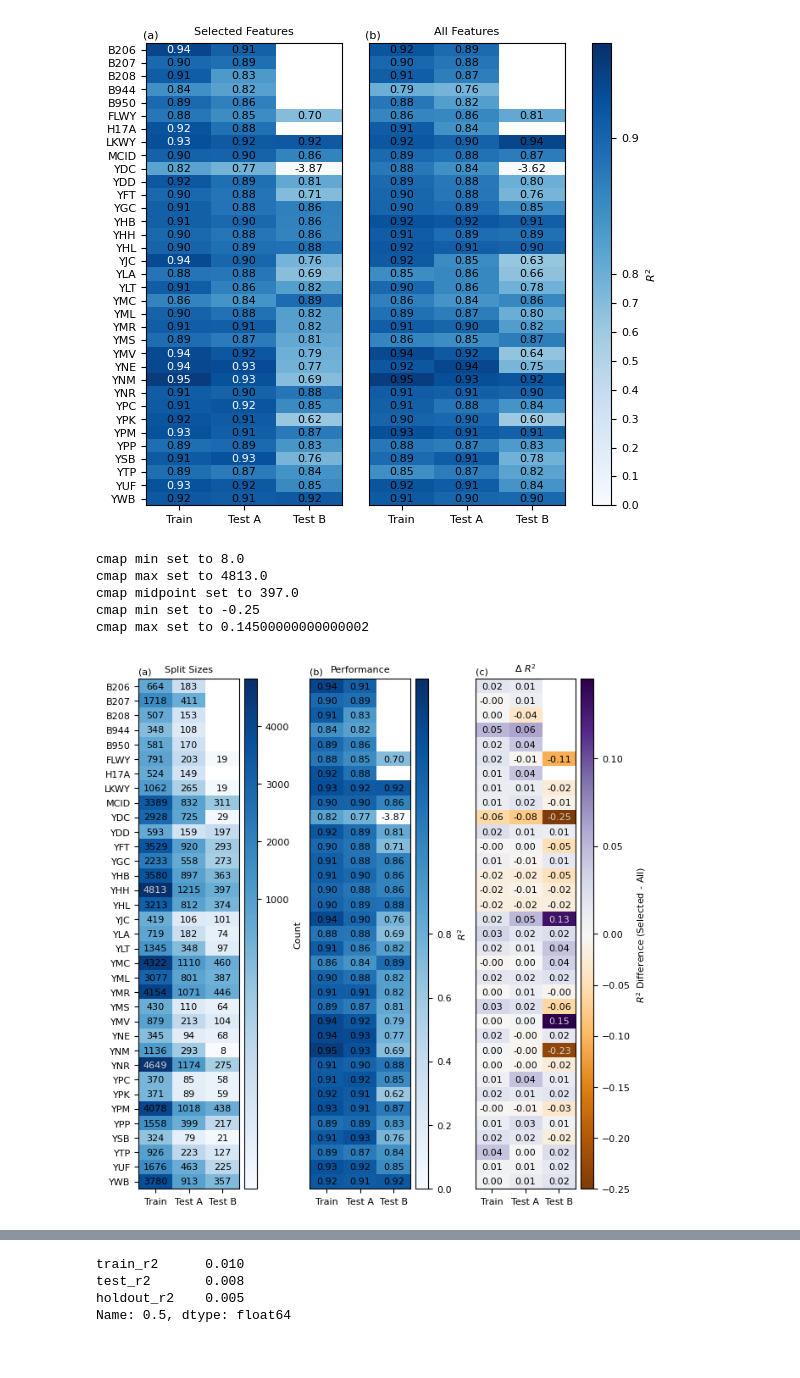
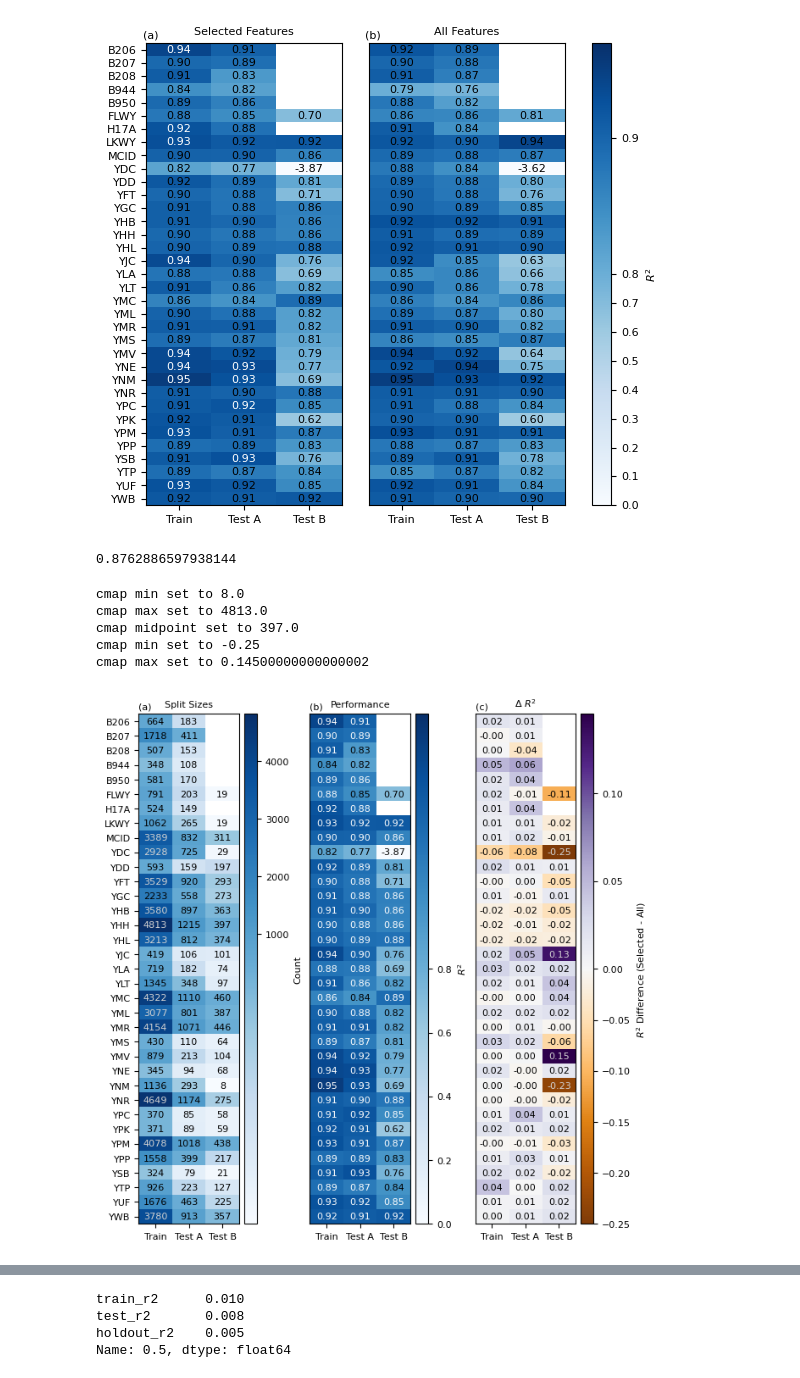
Before and after one commit to armstrong06/featmag, a Jupyter notebook: notebooks_results/ModelResultsP.ipynb, the cells around one changed output, grey strips where cells are left out. Saved outputs shown, nothing was run; the diff lists cells and outputs as text; code cells hidden in the pictures.

```diff
--- a/notebooks_results/ModelResultsP.ipynb
+++ b/notebooks_results/ModelResultsP.ipynb
@@ -246,6 +246,10 @@ for i, ax in enumerate(axes[:-1]):
 fig.show()
 # %% [output]
 [figure]
+# %%
+0.85/cmap_max
+# %% [output]
+0.8762886597938144
 # %%
 diff_df = results_df.sort_values('station')[['train_r2', 'test_r2', 'holdout_r2']] - results_allfeats_df.sort_values('station')[['train_r2', 'test_r2', 'holdout_r2']]
 diff_df['station'] = results_df.sort_values('station')['station']
@@ -266,7 +270,7 @@ im1 = plotting.scores_heatmap(split_cnts.sort_values('station'),
                         tablefontsize=8,
                         tight_layout=True,
                         tablevalueprec=0,
-                        fontcolorthresh=0.90,
+                        fontcolorthresh=0.60,
                         alttablefontcolor='lightgray')
 
 im1 = plotting.scores_heatmap(results_df.sort_values('station'),
@@ -280,6 +284,7 @@ im1 = plotting.scores_heatmap(results_df.sort_values('station'),
                         show_cbar=True,
                         xticklabels=xlabels,
                         tablefontsize=8,
+                        fontcolorthresh=0.85/cmap_max,
                         cbar_label=f'$R^2$',)
                         #fontcolorthresh=0.963)
 
@@ -292,34 +297,34 @@ im3 = plotting.scores_heatmap(diff_df,
                             title='$\Delta$ $R^2$',
                             show_ylabels=False,
                             show_cbar=True,
                             xticklabels=xlabels,
                             cbar_label=f'$R^2$ Difference (Selected - All)',
                             cmap=cm.PuOr,
                             tablefontcolor='k',
                             tablefontsize=8,
                             tight_layout=True,
                             fontcolorthresh=0.90,
                             alttablefontcolor='lightgray'
                             )
 
 sp_labels = ['(a)', '(b)', '(c)']
 sp_label_x = [ 0, 0, 0]
 for i, ax in enumerate(axes):
     ax.text(sp_label_x[i],
             1.01,
             sp_labels[i],
             transform=ax.transAxes,
             fontsize=8)
 
 fig.savefig('../figures/model_summary_heatmap_P.jpg', dpi=300)
 #fig.tight_layout()
 # %% [output]
 cmap min set to 8.0
 cmap max set to 4813.0
 cmap midpoint set to 397.0
 cmap min set to -0.25
 cmap max set to 0.14500000000000002
-[figure, old version]
+[figure, new version]
 # %%
 diff_df = results_df.sort_values('station')[['train_r2', 'test_r2', 'holdout_r2']] - results_allfeats_df.sort_values('station')[['train_r2', 'test_r2', 'holdout_r2']]
 diff_df['station'] = results_df.sort_values('station')['station']
```
Also changed, not shown: parts of 1 cell of this notebook, 5 other files.
